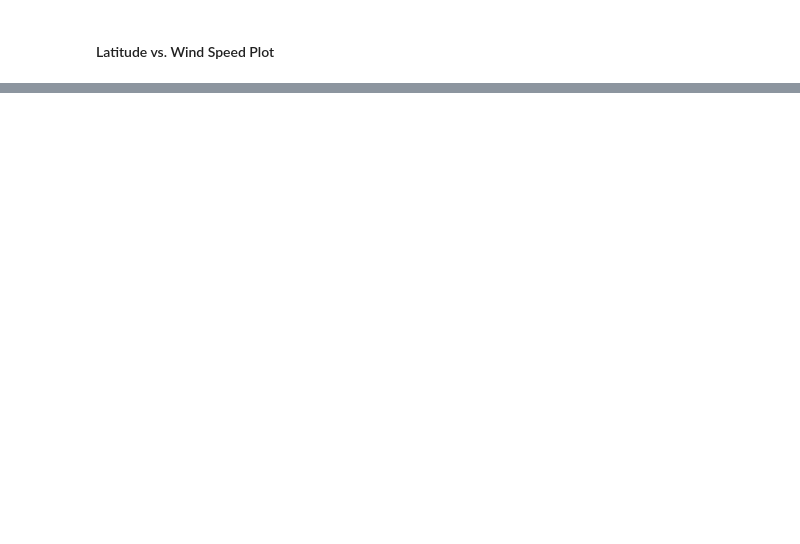
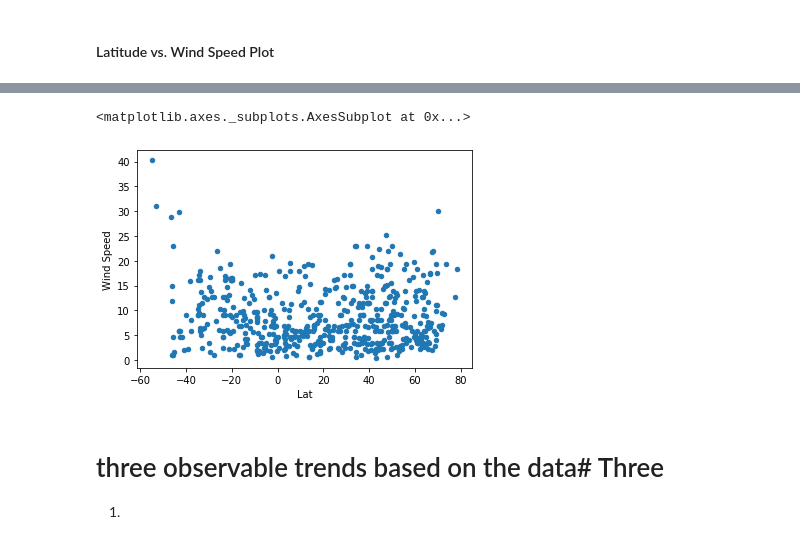
Before and after one commit to chuhaovince/Python-API-Challenge, a Jupyter notebook: WeatherPy/WeatherPy.ipynb, the cells around one changed output, grey strips where cells are left out. Drawn from its saved outputs; the diff is of its cells as text; code cells hidden in the pictures; blank space fills up the shorter version.

```diff
--- a/WeatherPy/WeatherPy.ipynb
+++ b/WeatherPy/WeatherPy.ipynb
@@ -121,0 +163,9 @@ dtype: int64
+# %%
+cities_pd["Wind Speed"] = pd.to_numeric(cities_pd["Wind Speed"],errors='coerce')
+cities_pd.plot("Lat","Wind Speed",kind="scatter")
+# %% [output]
+<matplotlib.axes._subplots.AxesSubplot at 0x...>
+[figure, added]
+# %% [markdown]
+# three observable trends based on the data# Three
+1.
```
Also changed, not shown: parts of 16 cells of this notebook, 1 other file.
